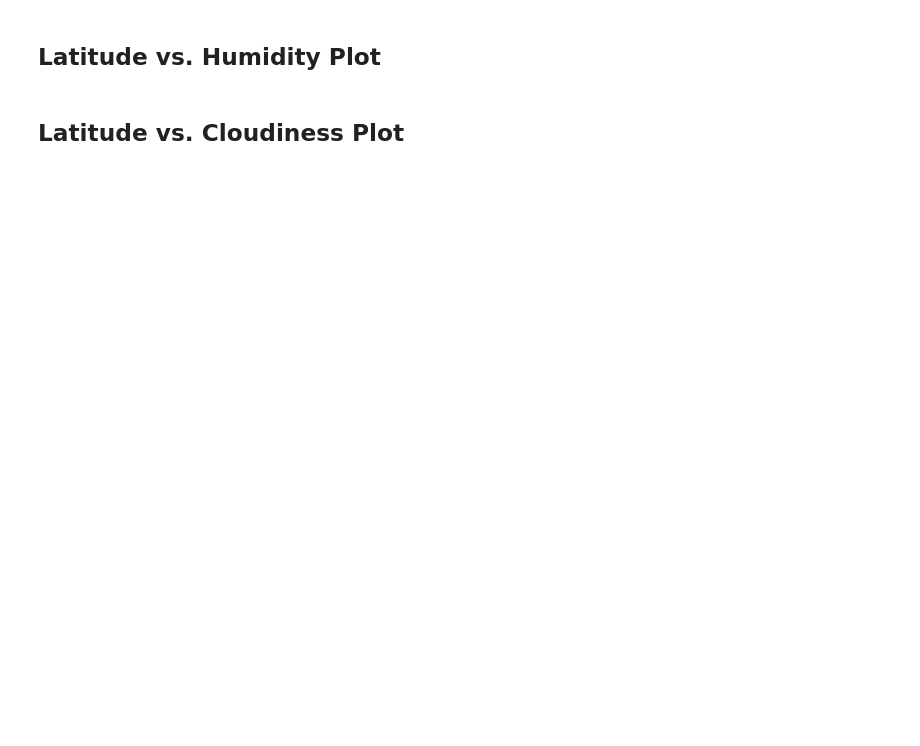
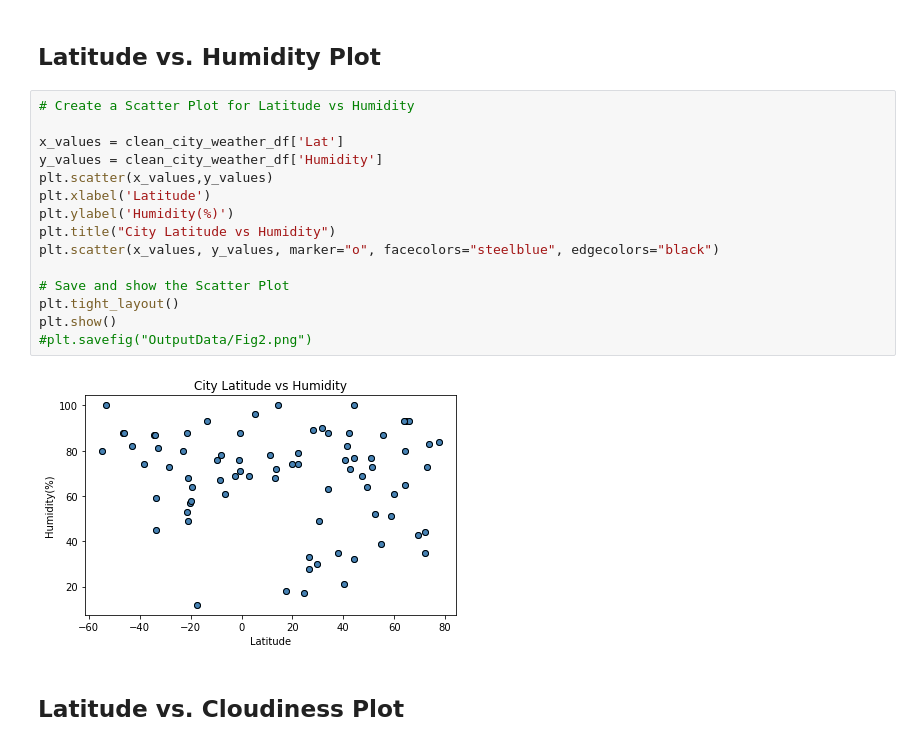
Before and after one commit to svillemez/Python-api-challenge, a Jupyter notebook: WeatherPy/WeatherPy.ipynb, the cells around one changed output. Drawn from its saved outputs; the diff is of its cells as text; blank space fills up the shorter version.

```diff
--- a/WeatherPy/WeatherPy.ipynb
+++ b/WeatherPy/WeatherPy.ipynb
@@ -136,4 +190,21 @@ Skip this step if there are no cities that have humidity > 100%.
 # %% [markdown]
 ## Latitude vs. Humidity Plot
+# %%
+# Create a Scatter Plot for Latitude vs Humidity
+
+x_values = clean_city_weather_df['Lat']
+y_values = clean_city_weather_df['Humidity']
+plt.scatter(x_values,y_values)
+plt.xlabel('Latitude')
+plt.ylabel('Humidity(%)')
+plt.title("City Latitude vs Humidity")
+plt.scatter(x_values, y_values, marker="o", facecolors="steelblue", edgecolors="black")
+
+# Save and show the Scatter Plot
+plt.tight_layout()
+plt.show()
+#plt.savefig("OutputData/Fig2.png")
+# %% [output]
+[figure, added]
 # %% [markdown]
 ## Latitude vs. Cloudiness Plot
```
Also changed, not shown: parts of 19 cells of this notebook, 1 other file.
